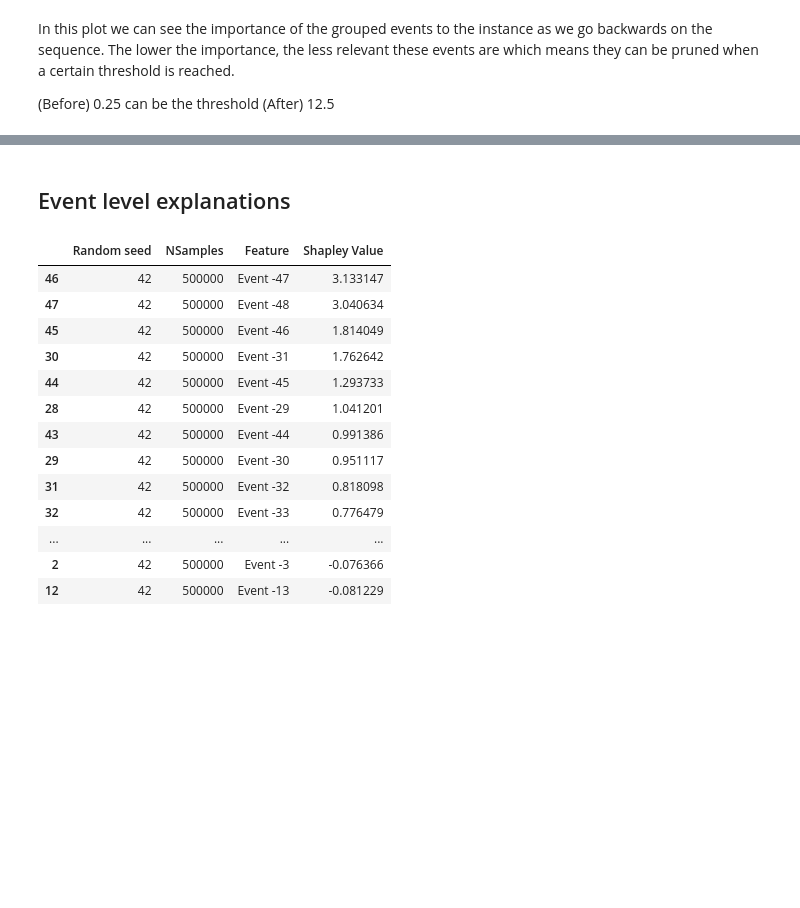
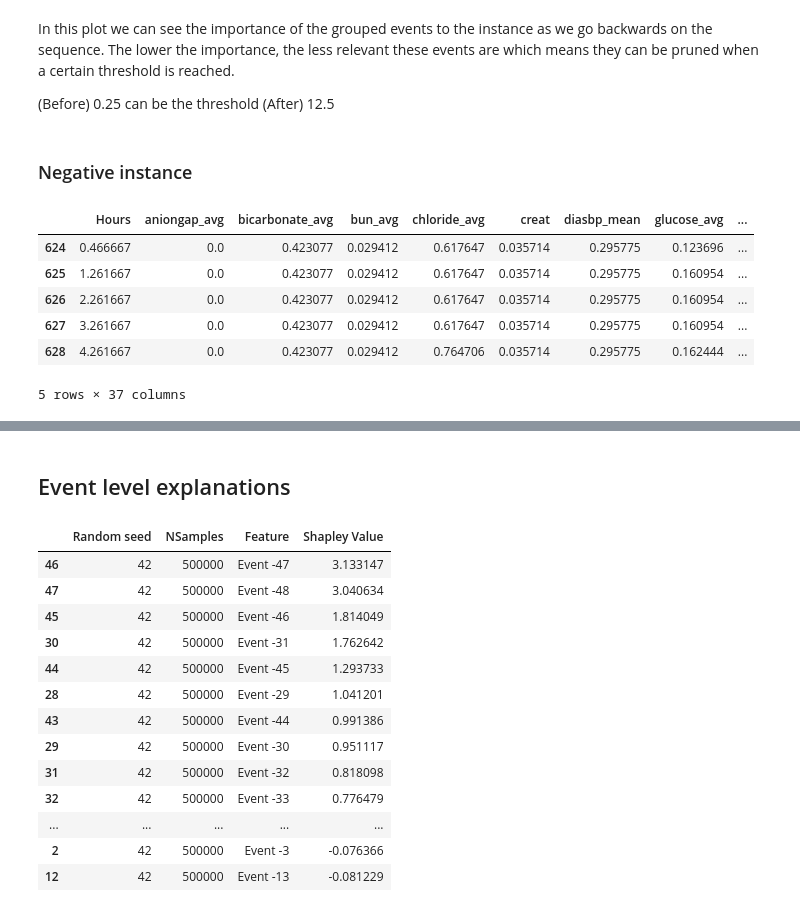
Before and after one commit to charicf/DoctorDisease2.0_AKI, a Jupyter notebook: ml_model/Explainability.ipynb, the cells around one changed output, grey strips where cells are left out. Cells and saved outputs as stored; diff of their text form; code cells hidden in the pictures; blank space fills up the shorter version.

```diff
--- a/ml_model/Explainability.ipynb
+++ b/ml_model/Explainability.ipynb
@@ -674,3 +665,17 @@ In this plot we can see the importance of the grouped events to the instance as
 
 (Before) 0.25 can be the threshold
 (After) 12.5
+# %% [markdown]
+### Negative instance
+# %%
+negative_instance_id = 13
+negative_instance = df_testdata[df_testdata['instance'] == negative_instance_id]
+negative_instance.head()
+# %% [output]
+|  | Hours | aniongap_avg | bicarbonate_avg | bun_avg | chloride_avg | creat | diasbp_mean | glucose_avg | ... |
+| 624 | 0.466667 | 0.0 | 0.423077 | 0.029412 | 0.617647 | 0.035714 | 0.295775 | 0.123696 | ... |
+| 625 | 1.261667 | 0.0 | 0.423077 | 0.029412 | 0.617647 | 0.035714 | 0.295775 | 0.160954 | ... |
+| 626 | 2.261667 | 0.0 | 0.423077 | 0.029412 | 0.617647 | 0.035714 | 0.295775 | 0.160954 | ... |
+| 627 | 3.261667 | 0.0 | 0.423077 | 0.029412 | 0.617647 | 0.035714 | 0.295775 | 0.160954 | ... |
+| 628 | 4.261667 | 0.0 | 0.423077 | 0.029412 | 0.764706 | 0.035714 | 0.295775 | 0.162444 | ... |
+5 rows × 37 columns
```
Also changed, not shown: parts of 23 cells of this notebook.
